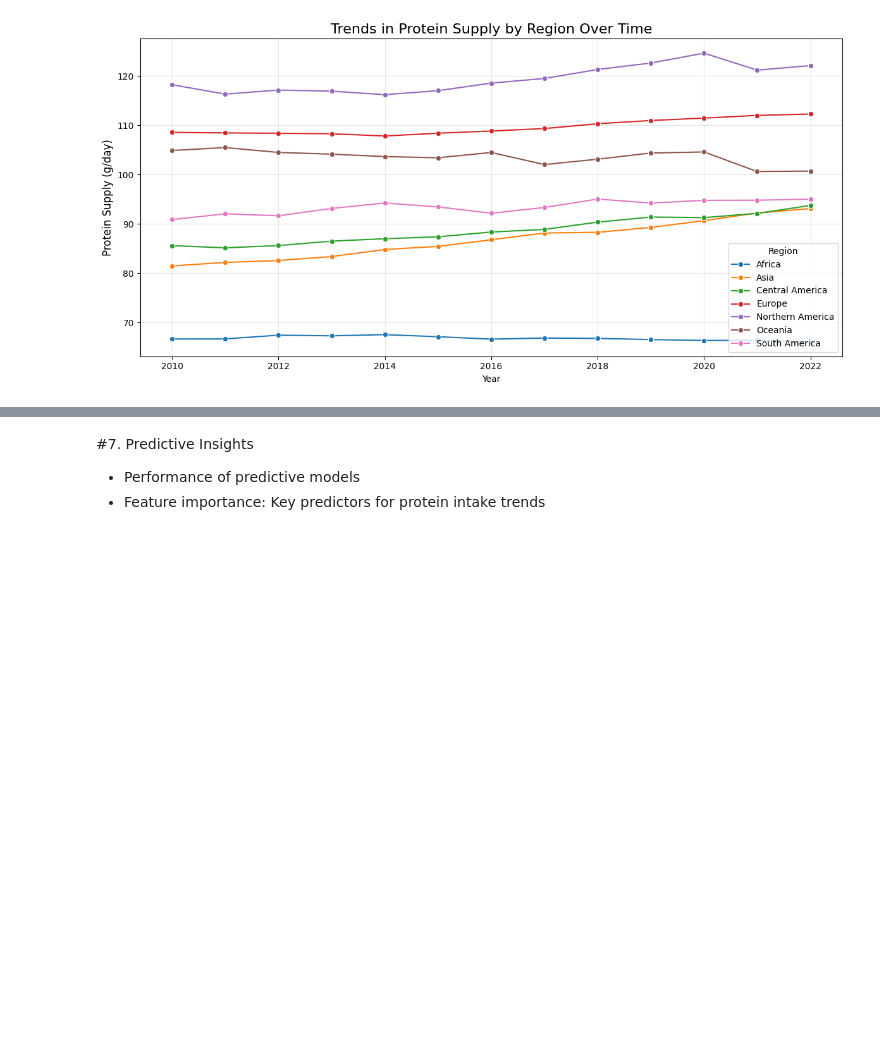
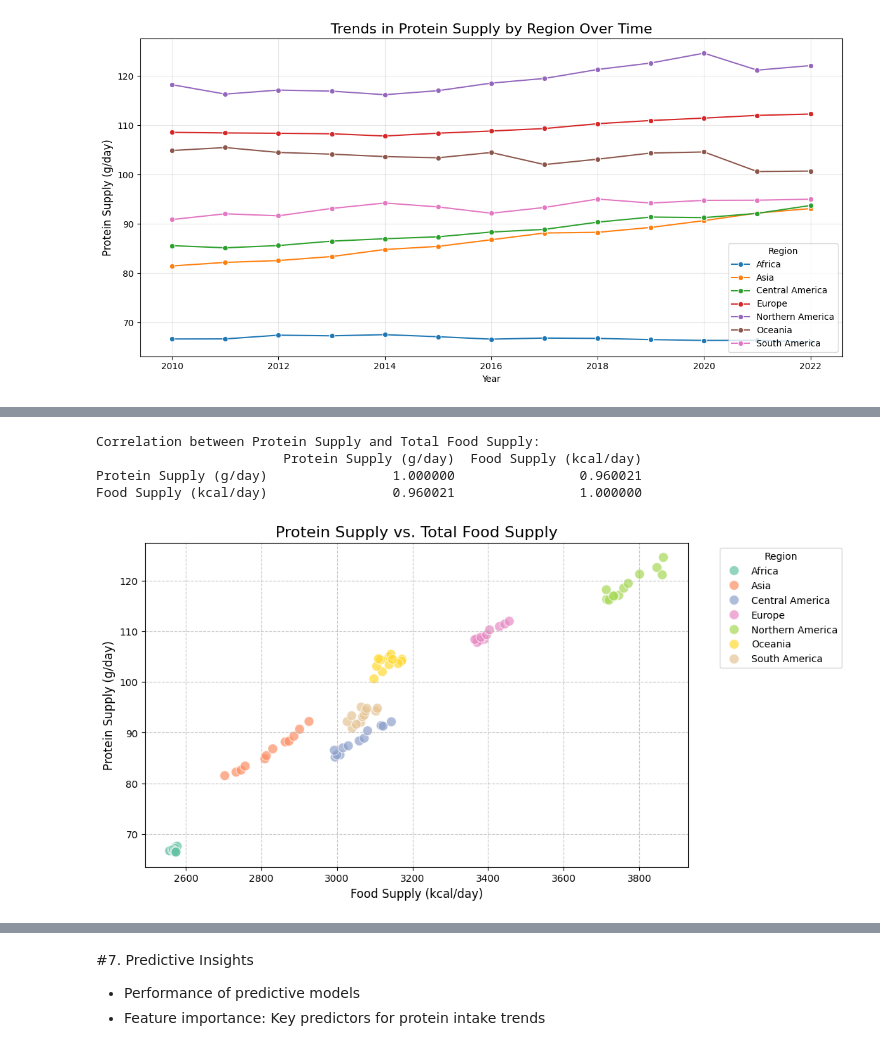
Before and after one commit to vaisenberg/Hackathon_Data_1, a Jupyter notebook: Hackathon_Data_1_lastupdate.ipynb, the cells around one changed output, grey strips where cells are left out. Drawn from its saved outputs; the diff is of its cells as text; code cells hidden in the pictures; blank space fills up the shorter version.

```diff
--- a/Hackathon_Data_1_lastupdate.ipynb
+++ b/Hackathon_Data_1_lastupdate.ipynb
@@ -903,0 +1300,30 @@ plt.show()
+# %%
+protein_food_correlation = collected_data[["Protein Supply (g/day)", "Food Supply (kcal/day)"]].corr()
+
+# Display the correlation
+print("Correlation between Protein Supply and Total Food Supply:")
+print(protein_food_correlation)
+
+# Visualize the correlation with a scatter plot
+plt.figure(figsize=(10, 6))
+sns.scatterplot(
+    data=collected_data,
+    x="Food Supply (kcal/day)",
+    y="Protein Supply (g/day)",
+    hue="Region",
+    palette="Set2",
+    alpha=0.7,
+    s=100
+)
+plt.title("Protein Supply vs. Total Food Supply", fontsize=16)
+plt.xlabel("Food Supply (kcal/day)", fontsize=12)
+plt.ylabel("Protein Supply (g/day)", fontsize=12)
+plt.legend(title="Region", bbox_to_anchor=(1.05, 1), loc='upper left')
+plt.grid(True, linestyle='--', alpha=0.7)
+plt.show()
+# %% [output]
+Correlation between Protein Supply and Total Food Supply:
+                        Protein Supply (g/day)  Food Supply (kcal/day)
+Protein Supply (g/day)                1.000000                0.960021
+Food Supply (kcal/day)                0.960021                1.000000
+[figure, added]
```
Also changed, not shown: parts of 51 cells of this notebook.
